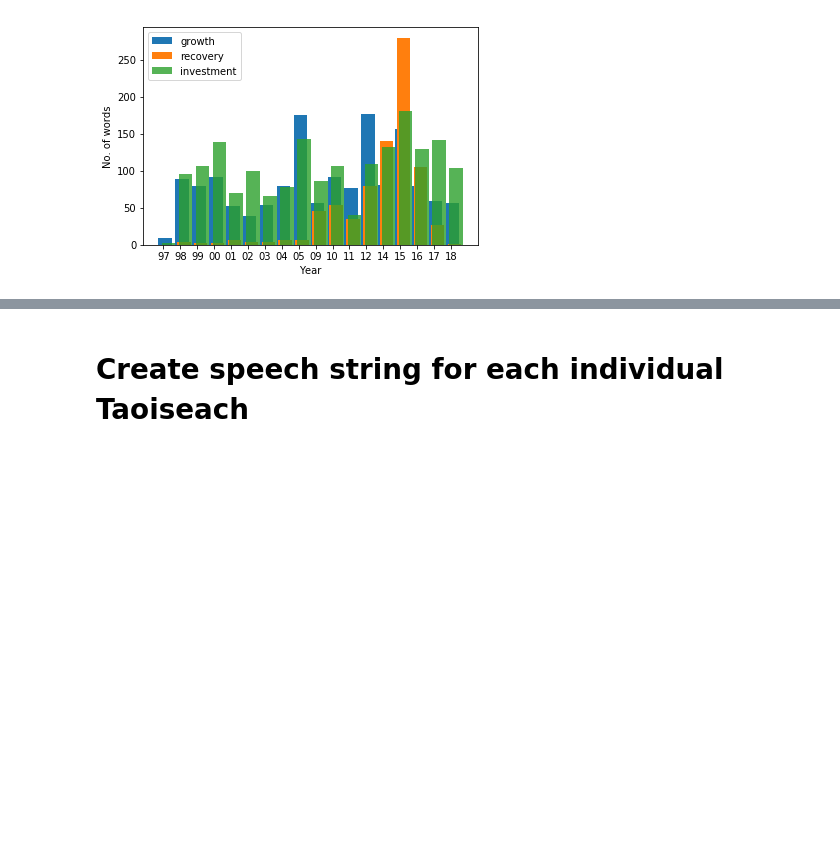
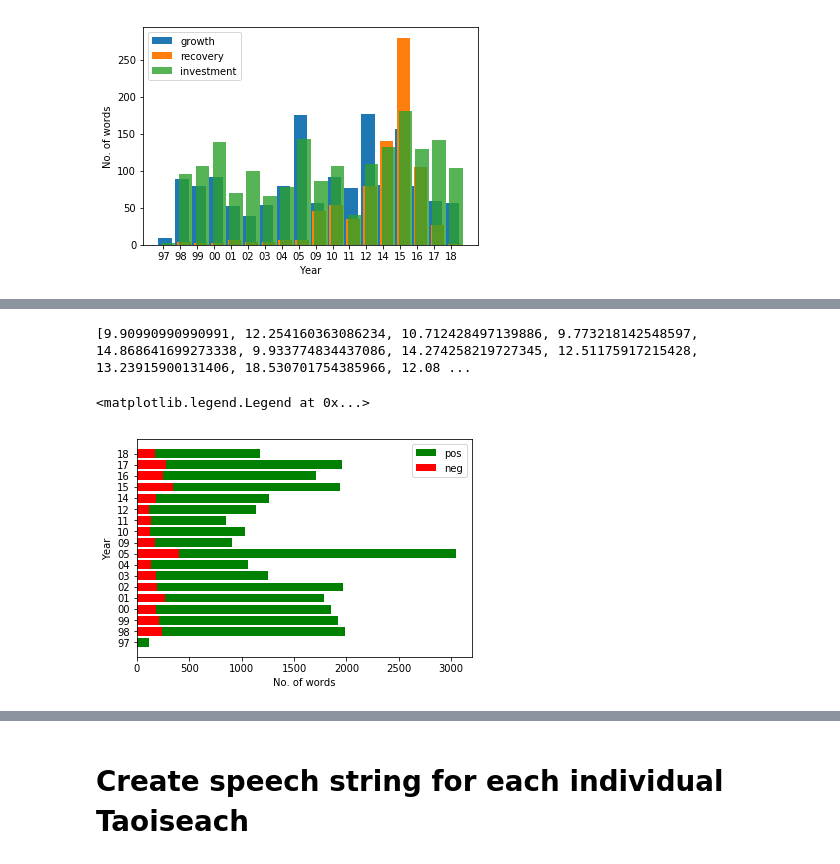
Before and after one commit to Johnny-Morgan/Python-Data-Science, a Jupyter notebook: Diploma Project.ipynb, the cells around one changed output, grey strips where cells are left out. Cells and saved outputs as stored; diff of their text form; code cells hidden in the pictures; blank space fills up the shorter version.

Commit message:
Additional graphs

```diff
--- a/Diploma Project.ipynb
+++ b/Diploma Project.ipynb
@@ -1783,0 +1919,22 @@ plt.legend()
+# %%
+
+
+year = [ "97","98", "99", "00", "01", "02", "03", "04", "05", "09", "10", "11", "12", "14", "15", "16", "17", "18"]
+total_pos = [111, 1983,1923,1852,1789,1963,1247,1063,3044,912,1034,848,1141,1260,1938,1708,1958,1178]
+total_neg = [11, 243,206,181,266,195,178,133,403,169,125,138,114,186,347,248,275,176]
+percent = []
+for d in range(len(total_pos)):
+    percent.append(total_neg[d]/total_pos[d]*100)
+print(percent)
+xpos = np.arange(len(total_pos))
+
+plt.yticks(xpos, year)
+plt.xlabel("No. of words")
+plt.ylabel("Year")
+plt.barh(xpos, total_pos, label = "pos", color="green")
+plt.barh(xpos, total_neg,  label = "neg", color="red")
+plt.legend()
+# %% [output]
+[9.90990990990991, 12.254160363086234, 10.712428497139886, 9.773218142548597, 14.868641699273338, 9.933774834437086, 14.274258219727345, 12.51175917215428, 13.23915900131406, 18.530701754385966, 12.08 ...
+<matplotlib.legend.Legend at 0x...>
+[figure, added]
```
Also changed, not shown: parts of 24 cells of this notebook.
